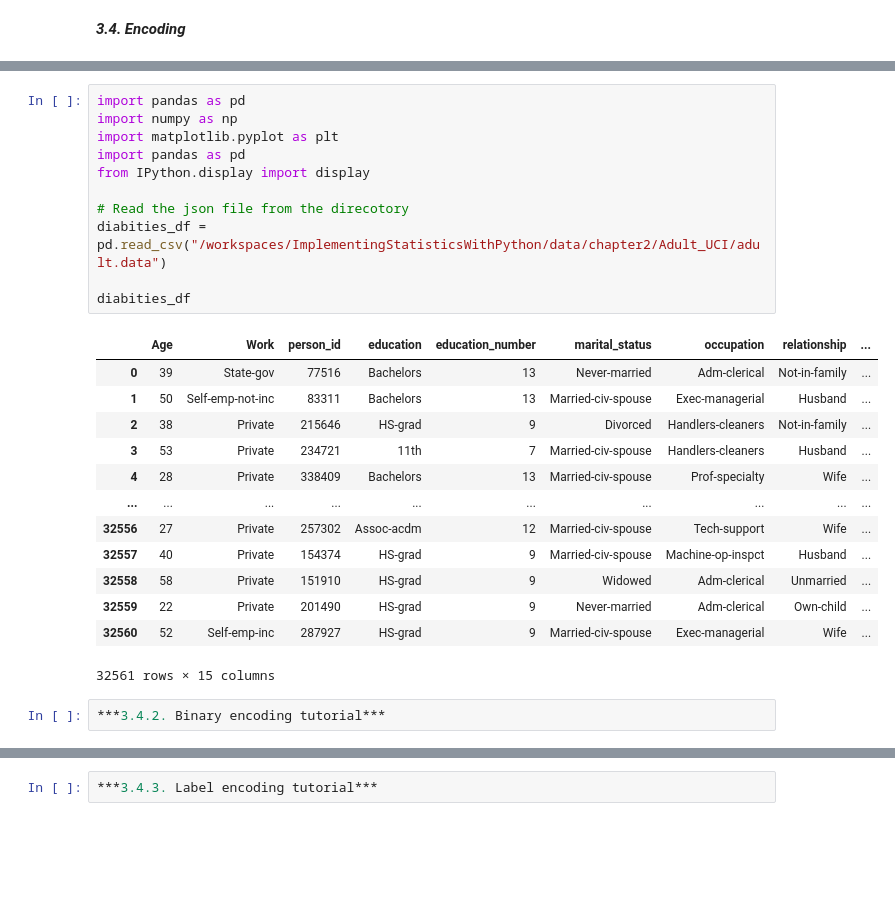
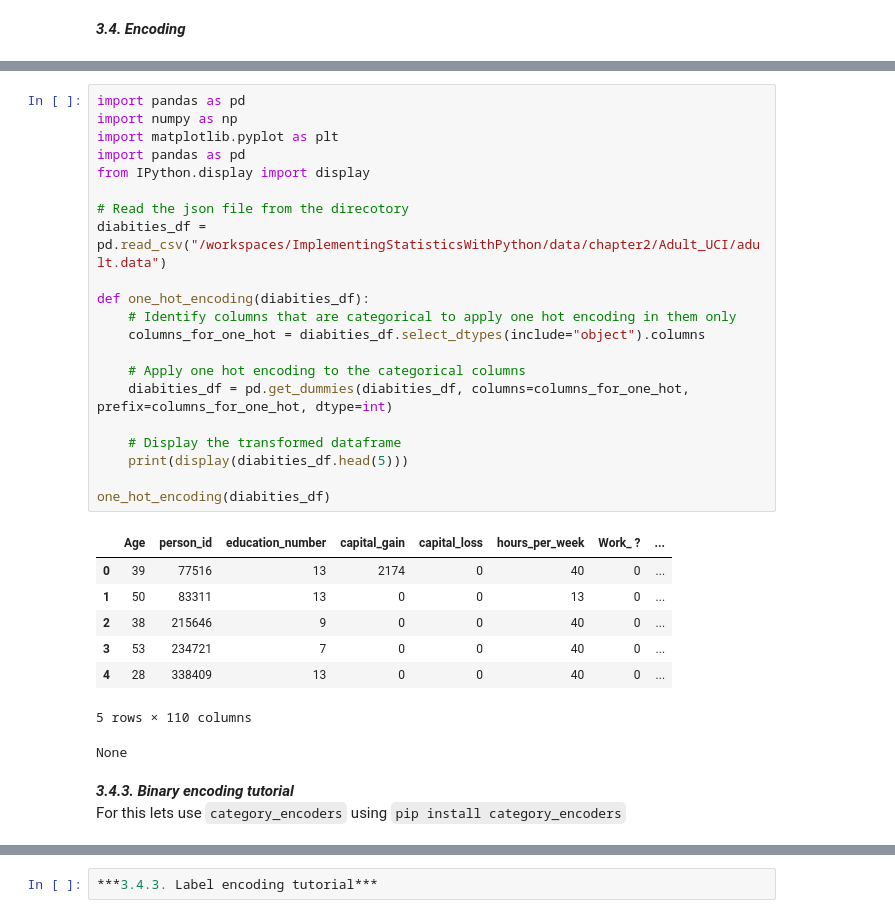
Before and after one commit to bpbpublications/Statistics-for-Data-Scientists-and-Analysts, a Jupyter notebook: notebooks/chapter2/chapter2.ipynb, the cells around one changed output, grey strips where cells are left out. Drawn from its saved outputs; the diff is of its cells as text; blank space fills up the shorter version.

Commit message:
one-hot,binary and label encoder tutorial added

```diff
--- a/notebooks/chapter2/chapter2.ipynb
+++ b/notebooks/chapter2/chapter2.ipynb
@@ -394,27 +438,34 @@ Used under the Creative Commons Attribution 0.0 International license (CC0: Publ
 # %%
 import pandas as pd
 import numpy as np
 import matplotlib.pyplot as plt
 import pandas as pd
 from IPython.display import display
 
 # Read the json file from the direcotory
 diabities_df = pd.read_csv("/workspaces/ImplementingStatisticsWithPython/data/chapter2/Adult_UCI/adult.data")
 
-diabities_df
+def one_hot_encoding(diabities_df):
+    # Identify columns that are categorical to apply one hot encoding in them only
+    columns_for_one_hot = diabities_df.select_dtypes(include="object").columns
+
+    # Apply one hot encoding to the categorical columns
+    diabities_df = pd.get_dummies(diabities_df, columns=columns_for_one_hot, prefix=columns_for_one_hot, dtype=int)
+
+    # Display the transformed dataframe
+    print(display(diabities_df.head(5)))
+
+one_hot_encoding(diabities_df)
 # %% [output]
-|  | Age | Work | person_id | education | education_number | marital_status | occupation | relationship | ... |
-| 0 | 39 | State-gov | 77516 | Bachelors | 13 | Never-married | Adm-clerical | Not-in-family | ... |
-| 1 | 50 | Self-emp-not-inc | 83311 | Bachelors | 13 | Married-civ-spouse | Exec-managerial | Husband | ... |
-| 2 | 38 | Private | 215646 | HS-grad | 9 | Divorced | Handlers-cleaners | Not-in-family | ... |
-| 3 | 53 | Private | 234721 | 11th | 7 | Married-civ-spouse | Handlers-cleaners | Husband | ... |
-| 4 | 28 | Private | 338409 | Bachelors | 13 | Married-civ-spouse | Prof-specialty | Wife | ... |
-| ... | ... | ... | ... | ... | ... | ... | ... | ... | ... |
-| 32556 | 27 | Private | 257302 | Assoc-acdm | 12 | Married-civ-spouse | Tech-support | Wife | ... |
-| 32557 | 40 | Private | 154374 | HS-grad | 9 | Married-civ-spouse | Machine-op-inspct | Husband | ... |
-| 32558 | 58 | Private | 151910 | HS-grad | 9 | Widowed | Adm-clerical | Unmarried | ... |
-| 32559 | 22 | Private | 201490 | HS-grad | 9 | Never-married | Adm-clerical | Own-child | ... |
-| 32560 | 52 | Self-emp-inc | 287927 | HS-grad | 9 | Married-civ-spouse | Exec-managerial | Wife | ... |
+|  | Age | person_id | education_number | capital_gain | capital_loss | hours_per_week | Work_ ? | ... |
+| 0 | 39 | 77516 | 13 | 2174 | 0 | 40 | 0 | ... |
+| 1 | 50 | 83311 | 13 | 0 | 0 | 13 | 0 | ... |
+| 2 | 38 | 215646 | 9 | 0 | 0 | 40 | 0 | ... |
+| 3 | 53 | 234721 | 7 | 0 | 0 | 40 | 0 | ... |
+| 4 | 28 | 338409 | 13 | 0 | 0 | 40 | 0 | ... |
-32561 rows × 15 columns
+5 rows × 110 columns
+None
-# %%
-***3.4.2. Binary encoding tutorial***
+# %% [markdown]
+***3.4.3. Binary encoding tutorial***
+<br>
+For this lets use `category_encoders` using `pip install category_encoders`
```
Also changed, not shown: parts of 8 cells of this notebook.
